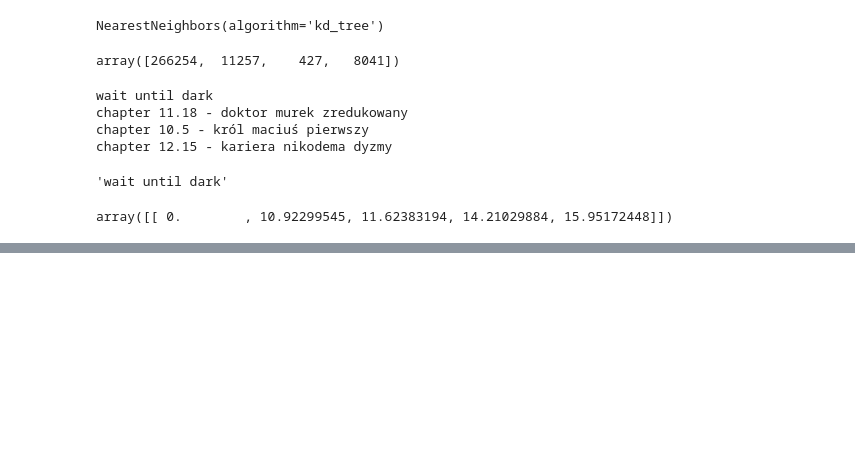
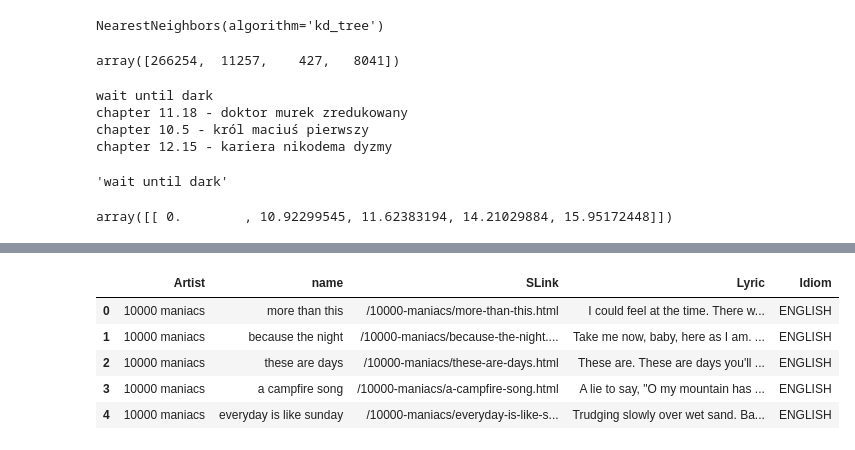
Before and after one commit to ttdsft15-Spotify/Spotify-Song-Suggester, a Jupyter notebook: python_notebooks/NearestNeighborsModel.ipynb, the cells around one changed output, grey strips where cells are left out. Cells and saved outputs as stored; diff of their text form; code cells hidden in the pictures; blank space fills up the shorter version.

```diff
--- a/python_notebooks/NearestNeighborsModel.ipynb
+++ b/python_notebooks/NearestNeighborsModel.ipynb
@@ -172,0 +184,16 @@ array([[ 0.        , 10.92299545, 11.62383194, 14.21029884, 15.95172448]])
+# %%
+# clean up df_lyrics data for merging
+df_lyrics = df_lyrics.rename(columns={'ALink': 'Artist', 'SName': 'name'})
+df_lyrics['Artist'] = df_lyrics['Artist'].apply(lambda x: x.rstrip('/').lstrip('/').replace('-', " ").lower())
+
+# drops duplicate lyrics
+df_lyrics = df_lyrics.drop_duplicates(subset=['Artist', 'name'])
+
+df_lyrics.head()
+# %% [output]
+|  | Artist | name | SLink | Lyric | Idiom |
+| 0 | 10000 maniacs | more than this | /10000-maniacs/more-than-this.html | I could feel at the time. There w... | ENGLISH |
+| 1 | 10000 maniacs | because the night | /10000-maniacs/because-the-night.... | Take me now, baby, here as I am. ... | ENGLISH |
+| 2 | 10000 maniacs | these are days | /10000-maniacs/these-are-days.html | These are. These are days you'll ... | ENGLISH |
+| 3 | 10000 maniacs | a campfire song | /10000-maniacs/a-campfire-song.html | A lie to say, "O my mountain has ... | ENGLISH |
+| 4 | 10000 maniacs | everyday is like sunday | /10000-maniacs/everyday-is-like-s... | Trudging slowly over wet sand. Ba... | ENGLISH |
```
Also changed, not shown: parts of 27 cells of this notebook.
